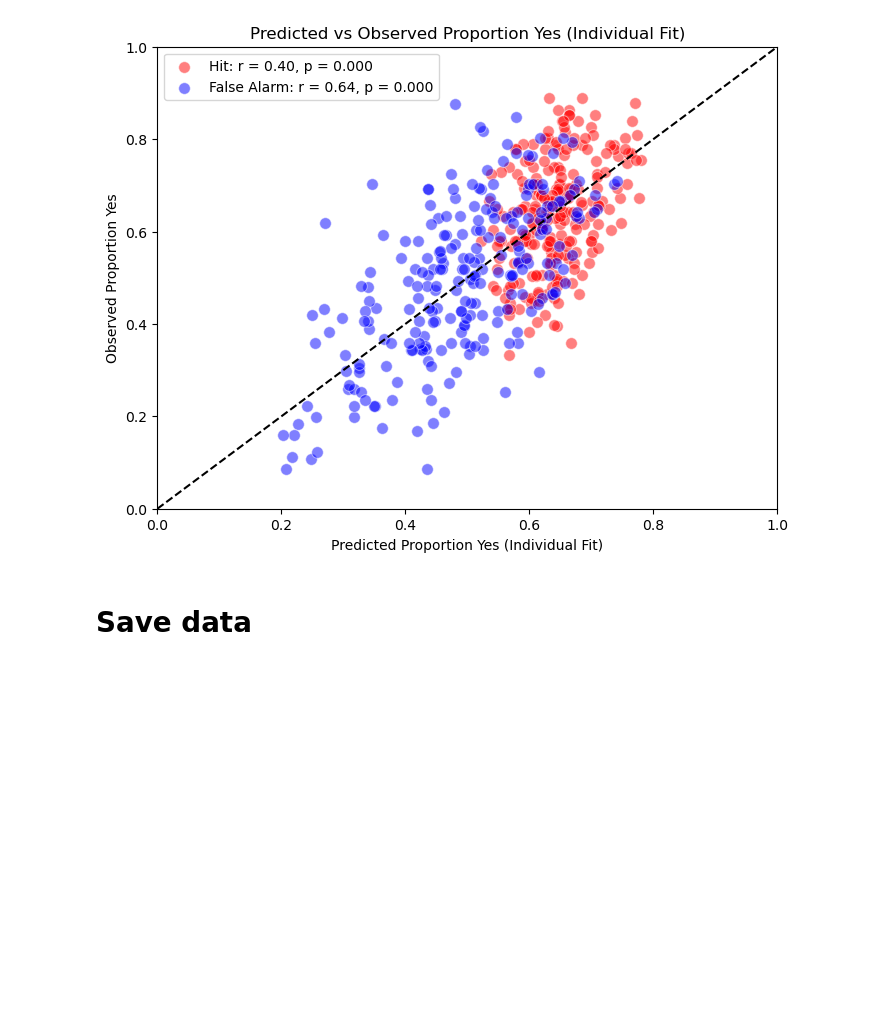
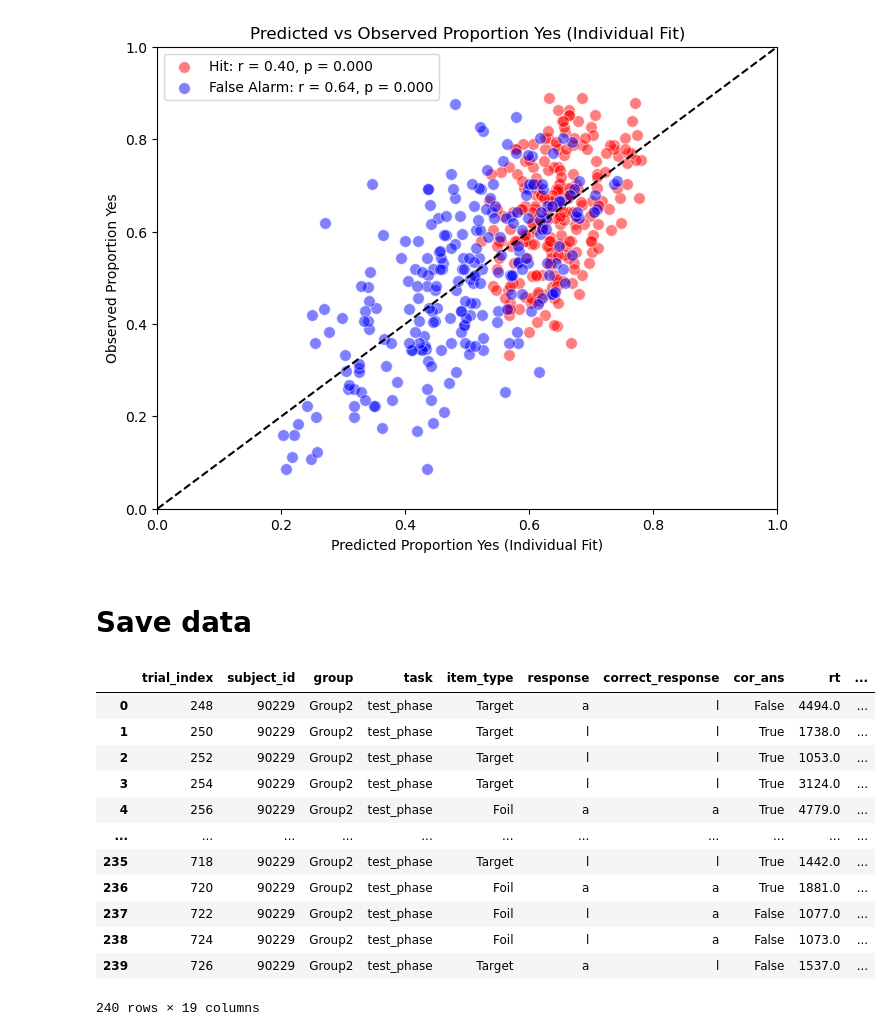
Before and after one commit to DaniilAzarov123/Rocks_Memorability, a Jupyter notebook: Exp1/Exp1_analysis/Exp1_analysis.ipynb, the cells around one changed output. Cells and saved outputs as stored; diff of their text form; code cells hidden in the pictures; blank space fills up the shorter version.

```diff
--- a/Exp1/Exp1_analysis/Exp1_analysis.ipynb
+++ b/Exp1/Exp1_analysis/Exp1_analysis.ipynb
@@ -2439,3 +2439,19 @@ variables_to_save = {
 
 with open("Exp1_analysis.pkl", "wb") as f:
     dill.dump(variables_to_save, f)
+# %%
+filtered_data_test.loc[filtered_data_test['subject_id'] == credited_IDs[0]]
+# %% [output]
+|  | trial_index | subject_id | group | task | item_type | response | correct_response | cor_ans | rt | ... |
+| 0 | 248 | 90229 | Group2 | test_phase | Target | a | l | False | 4494.0 | ... |
+| 1 | 250 | 90229 | Group2 | test_phase | Target | l | l | True | 1738.0 | ... |
+| 2 | 252 | 90229 | Group2 | test_phase | Target | l | l | True | 1053.0 | ... |
+| 3 | 254 | 90229 | Group2 | test_phase | Target | l | l | True | 3124.0 | ... |
+| 4 | 256 | 90229 | Group2 | test_phase | Foil | a | a | True | 4779.0 | ... |
+| ... | ... | ... | ... | ... | ... | ... | ... | ... | ... | ... |
+| 235 | 718 | 90229 | Group2 | test_phase | Target | l | l | True | 1442.0 | ... |
+| 236 | 720 | 90229 | Group2 | test_phase | Foil | a | a | True | 1881.0 | ... |
+| 237 | 722 | 90229 | Group2 | test_phase | Foil | l | a | False | 1077.0 | ... |
+| 238 | 724 | 90229 | Group2 | test_phase | Foil | l | a | False | 1073.0 | ... |
+| 239 | 726 | 90229 | Group2 | test_phase | Target | a | l | False | 1537.0 | ... |
+240 rows × 19 columns
```
Also changed, not shown: parts of 1 cell of this notebook, 1 other file.
